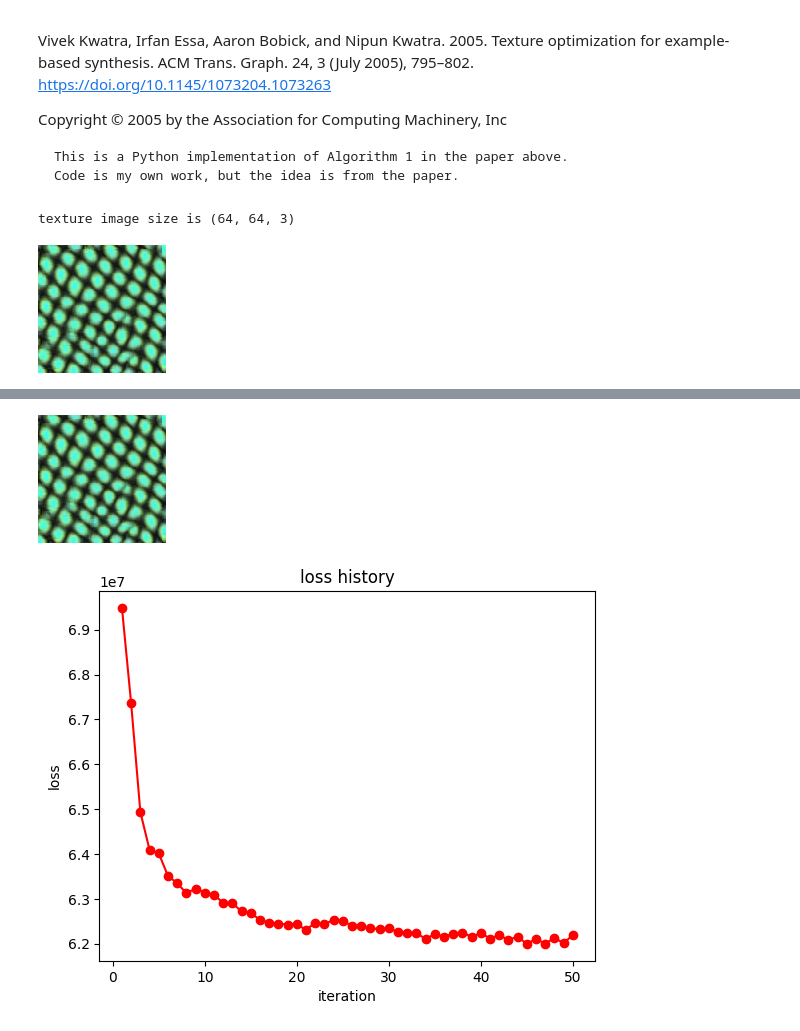
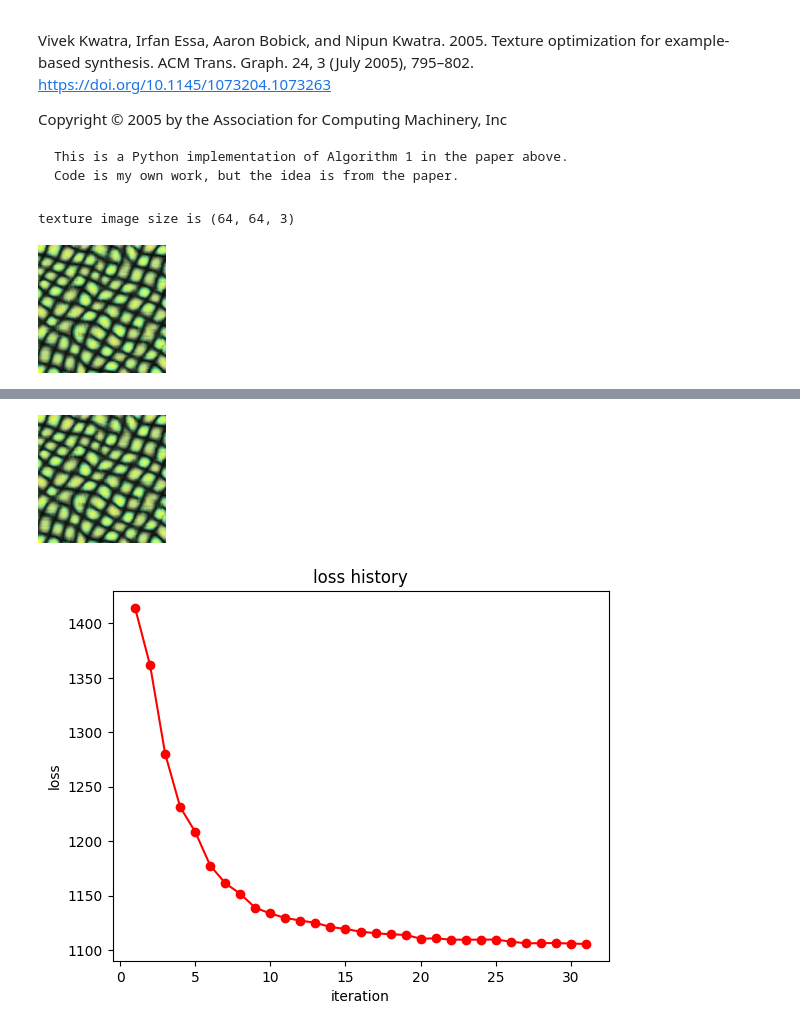
Before and after one commit to hotekagi/gc_assignment, a Jupyter notebook: I3_TextureSynthesis/algorithm1.ipynb, the cells around one changed output, grey strips where cells are left out. Drawn from its saved outputs; the diff is of its cells as text; code cells hidden in the pictures.

```diff
--- a/I3_TextureSynthesis/algorithm1.ipynb
+++ b/I3_TextureSynthesis/algorithm1.ipynb
@@ -29,6 +29,7 @@ max_iter = 50
 
 
 texture = cv2.imread(path_to_texture_img)
+texture = cv2.cvtColor(texture, cv2.COLOR_BGR2RGB)
 print("texture image size is", texture.shape)
 
 target = np.random.randint(0, 256, size=(target_width, target_width, 3), dtype=np.uint8)
@@ -74,33 +75,33 @@ for iter in range(max_iter):
     img_display.update(Image.fromarray(target))
 
     # update texture reference points
     texture_anchors_prev = texture_anchors.copy()
 
     for i, target_anchor in enumerate(target_anchors):
         y, x = target_anchor
         result = cv2.matchTemplate(
             texture,
             target[y : y + neighbor_width, x : x + neighbor_width, :],
             method=cv2.TM_SQDIFF,
         )
-        _, _, _, max_loc = cv2.minMaxLoc(result)
-        texture_anchors[i] = np.array([max_loc[1], max_loc[0]])
+        _, _, min_loc, _ = cv2.minMaxLoc(result)
+        texture_anchors[i] = np.array([min_loc[1], min_loc[0]])
 
     if np.all(texture_anchors == texture_anchors_prev):
         break
 
 
 display(Image.fromarray(target))
 
 now = datetime.now()
 now = now.strftime("%Y%m%d%H%M%S")
 Image.fromarray(target).save(f"synthesized_texture{now}.png")
 
 plt.plot(range(1, len(loss_history) + 1), loss_history, "ro-")
 plt.xlabel("iteration")
 plt.ylabel("loss")
 plt.title("loss history")
 plt.show()
 # %% [output]
 texture image size is (64, 64, 3)
-[figure, old version]
+[figure, new version]
@@ -124,2 +125,2 @@ iter 50: loss:62196491.0
-[figure, old version]
+[figure, new version]
-[figure, old version]
+[figure, new version]
```
Also changed, not shown: parts of 1 cell of this notebook.
